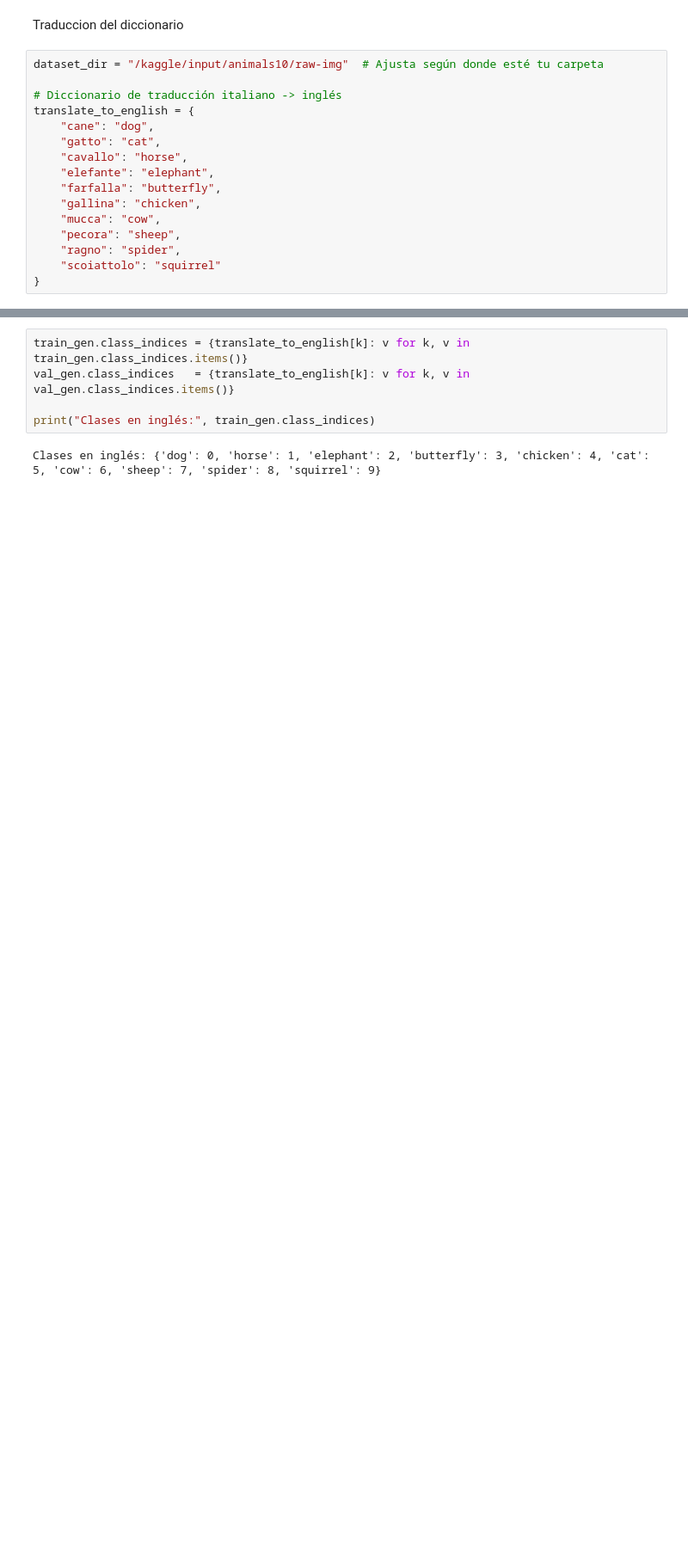
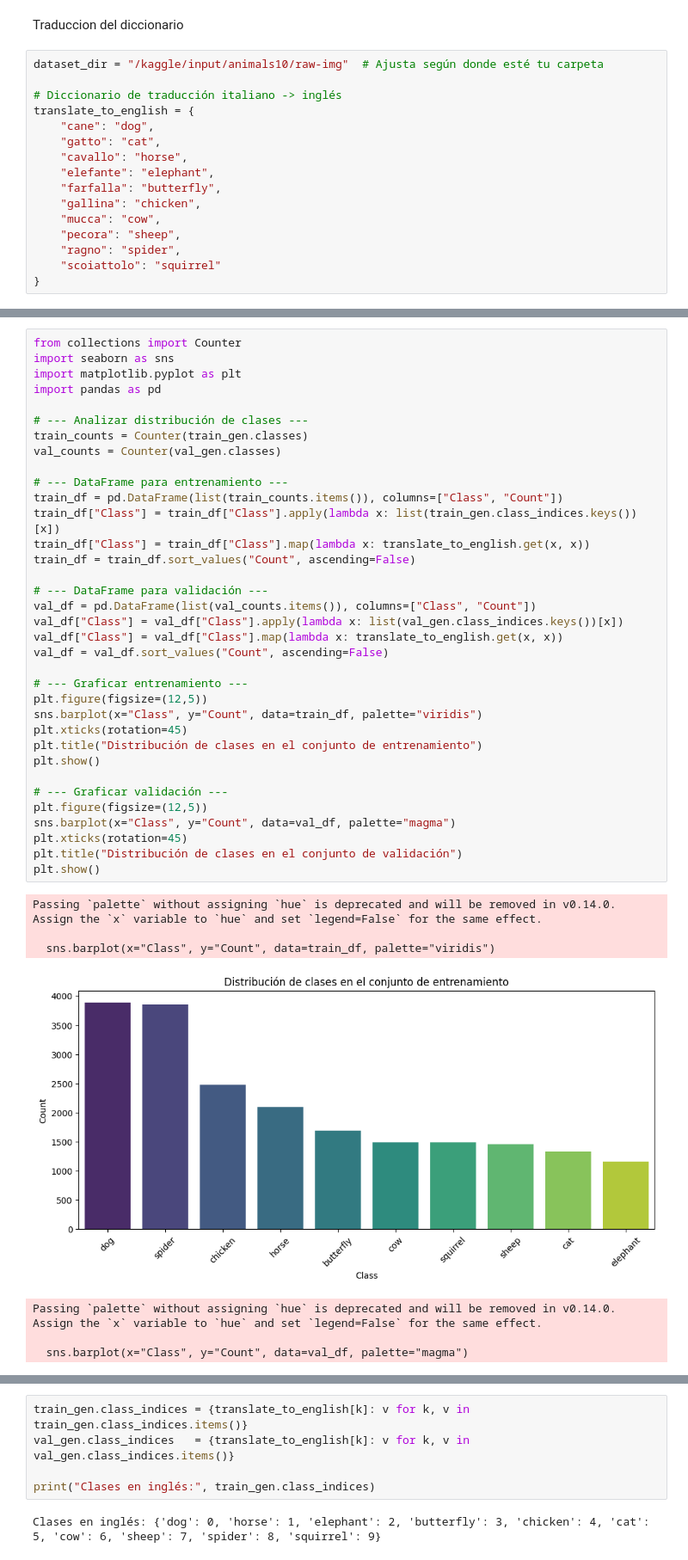
Before and after one commit to malvarezgarcia1213-png/Project-I-Deep-Learning-Image-Classification-with-CNN, a Jupyter notebook: Main.ipynb, the cells around one changed output, grey strips where cells are left out. Shown at 86% size. Cells and saved outputs as stored; diff of their text form; blank space fills up the shorter version.

```diff
--- a/Main.ipynb
+++ b/Main.ipynb
@@ -92,3 +95,46 @@ val_gen = val_datagen.flow_from_directory(
 # %% [output]
 Found 20947 images belonging to 10 classes.
 Found 5232 images belonging to 10 classes.
+# %%
+from collections import Counter
+import seaborn as sns
+import matplotlib.pyplot as plt
+import pandas as pd
+
+# --- Analizar distribución de clases ---
+train_counts = Counter(train_gen.classes)
+val_counts = Counter(val_gen.classes)
+
+# --- DataFrame para entrenamiento ---
+train_df = pd.DataFrame(list(train_counts.items()), columns=["Class", "Count"])
+train_df["Class"] = train_df["Class"].apply(lambda x: list(train_gen.class_indices.keys())[x])
+train_df["Class"] = train_df["Class"].map(lambda x: translate_to_english.get(x, x))
+train_df = train_df.sort_values("Count", ascending=False)
+
+# --- DataFrame para validación ---
+val_df = pd.DataFrame(list(val_counts.items()), columns=["Class", "Count"])
+val_df["Class"] = val_df["Class"].apply(lambda x: list(val_gen.class_indices.keys())[x])
+val_df["Class"] = val_df["Class"].map(lambda x: translate_to_english.get(x, x))
+val_df = val_df.sort_values("Count", ascending=False)
+
+# --- Graficar entrenamiento ---
+plt.figure(figsize=(12,5))
+sns.barplot(x="Class", y="Count", data=train_df, palette="viridis")
+plt.xticks(rotation=45)
+plt.title("Distribución de clases en el conjunto de entrenamiento")
+plt.show()
+
+# --- Graficar validación ---
+plt.figure(figsize=(12,5))
+sns.barplot(x="Class", y="Count", data=val_df, palette="magma")
+plt.xticks(rotation=45)
+plt.title("Distribución de clases en el conjunto de validación")
+plt.show()
+# %% [output]
+Passing `palette` without assigning `hue` is deprecated and will be removed in v0.14.0. Assign the `x` variable to `hue` and set `legend=False` for the same effect.
+
+  sns.barplot(x="Class", y="Count", data=train_df, palette="viridis")
+[figure, added]
+Passing `palette` without assigning `hue` is deprecated and will be removed in v0.14.0. Assign the `x` variable to `hue` and set `legend=False` for the same effect.
+
+  sns.barplot(x="Class", y="Count", data=val_df, palette="magma")
```
Also changed, not shown: parts of 27 cells of this notebook.
